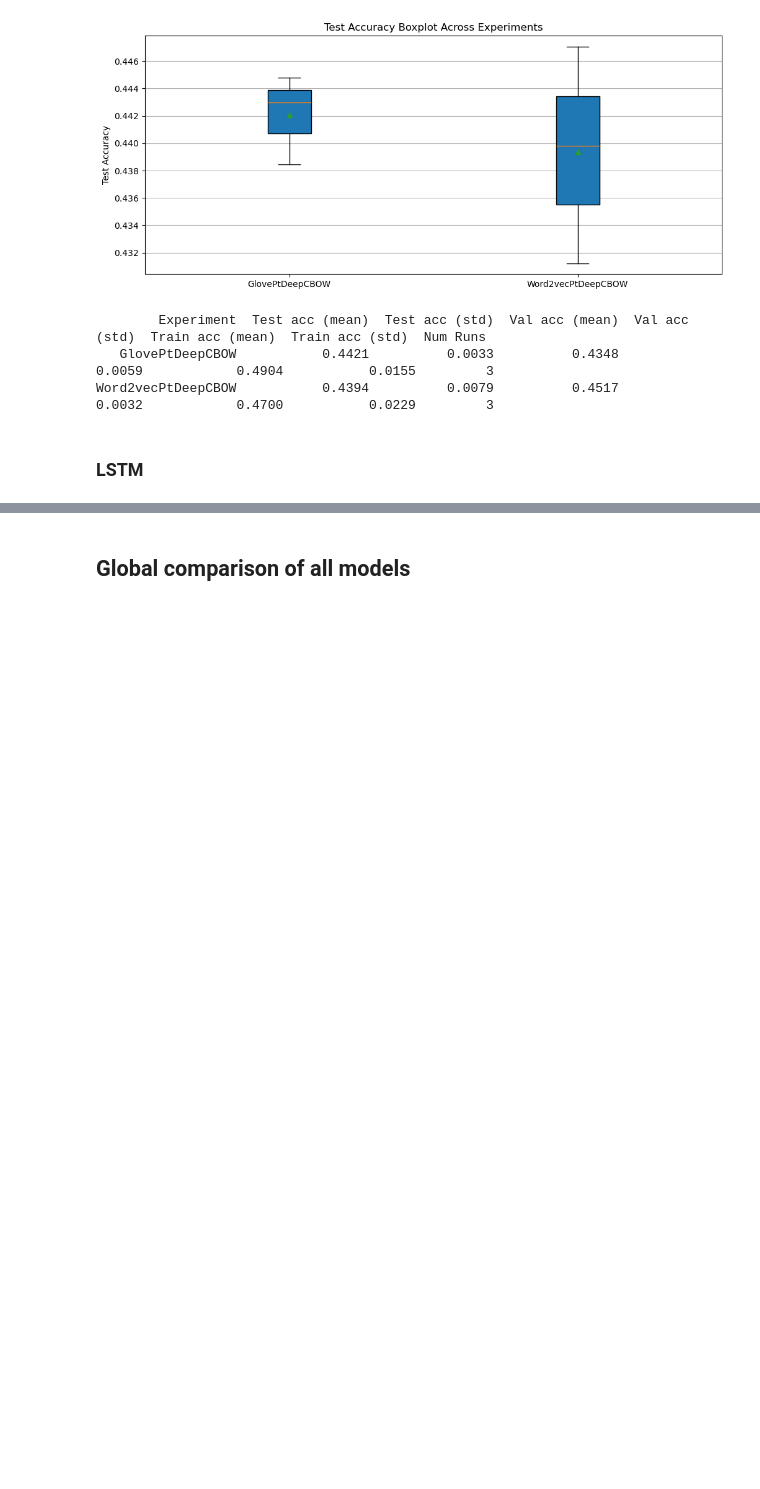
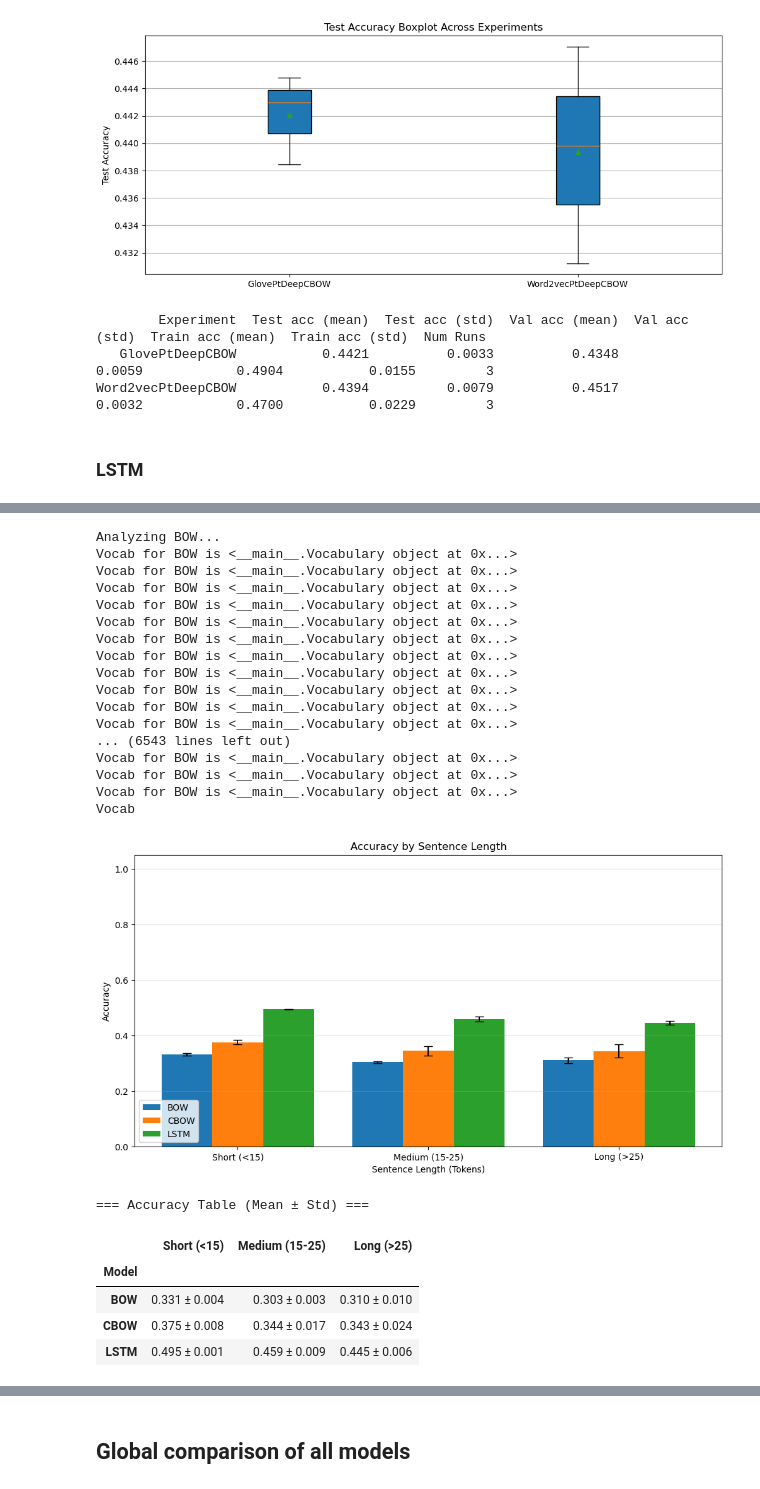
Before and after one commit to NiccoloCase/uva-nlp-1-assignments, a Jupyter notebook: assignment2/NLP1_2025_Practical_2.ipynb, the cells around one changed output, grey strips where cells are left out. Saved outputs shown, nothing was run; the diff lists cells and outputs as text; code cells hidden in the pictures; blank space fills up the shorter version.

```diff
--- a/assignment2/NLP1_2025_Practical_2.ipynb
+++ b/assignment2/NLP1_2025_Practical_2.ipynb
@@ -2710,12 +2693,15 @@ def train_bow_experiment(model_name):
     bow_model = bow_model.to(device)
 
     optimizer = optim.Adam(bow_model.parameters(), lr=0.0005)
-    return load_or_train_model(
+    res = load_or_train_model(
         bow_model, optimizer, num_iterations=100000,
         print_every=1000, eval_every=1000,model_name=model_name)
 
-bow_experiment = Experiment("BOW")
+    return bow_model, res
+
+bow_experiment = Experiment("BOW", vocab=my_voc)
 bow_experiment.run_experiment(train_bow_experiment)
+
 bow_experiment.plot_results()
 bow_experiment.print_results()
 # %% [output]
@@ -2751,12 +2737,14 @@ def train_cbow_experiment(model_name):
     cbow_model = cbow_model.to(device)
 
     optimizer = optim.Adam(cbow_model.parameters(), lr=0.0005)
-    return load_or_train_model(
+    res = load_or_train_model(
         cbow_model, optimizer, num_iterations=50000,
         print_every=1000, eval_every=1000, model_name = model_name)
 
+    return cbow_model, res
 
-cbow_experiment = Experiment("CBOW")
+
+cbow_experiment = Experiment("CBOW", vocab=my_voc)
 cbow_experiment.run_experiment(train_cbow_experiment)
 
 cbow_experiment.plot_results()
@@ -2940,0 +3139,30 @@ Word2vecPtDeepCBOW           0.4394          0.0079          0.4517         0.00
+# %%
+analyze_and_plot_length_performance(
+    [bow_experiment, cbow_experiment, lstm_experiment],
+    test_data
+)
+# %% [output]
+Analyzing BOW...
+Vocab for BOW is <__main__.Vocabulary object at 0x...>
+Vocab for BOW is <__main__.Vocabulary object at 0x...>
+Vocab for BOW is <__main__.Vocabulary object at 0x...>
+Vocab for BOW is <__main__.Vocabulary object at 0x...>
+Vocab for BOW is <__main__.Vocabulary object at 0x...>
+Vocab for BOW is <__main__.Vocabulary object at 0x...>
+Vocab for BOW is <__main__.Vocabulary object at 0x...>
+Vocab for BOW is <__main__.Vocabulary object at 0x...>
+Vocab for BOW is <__main__.Vocabulary object at 0x...>
+Vocab for BOW is <__main__.Vocabulary object at 0x...>
+Vocab for BOW is <__main__.Vocabulary object at 0x...>
+... (6543 lines left out)
+Vocab for BOW is <__main__.Vocabulary object at 0x...>
+Vocab for BOW is <__main__.Vocabulary object at 0x...>
+Vocab for BOW is <__main__.Vocabulary object at 0x...>
+Vocab
+[figure, added]
+=== Accuracy Table (Mean ± Std) ===
+|  | Short (<15) | Medium (15-25) | Long (>25) |
+| Model |  |  |  |
+| BOW | 0.331 ± 0.004 | 0.303 ± 0.003 | 0.310 ± 0.010 |
+| CBOW | 0.375 ± 0.008 | 0.344 ± 0.017 | 0.343 ± 0.024 |
+| LSTM | 0.495 ± 0.001 | 0.459 ± 0.009 | 0.445 ± 0.006 |
```
Also changed, not shown: parts of 27 cells of this notebook.
